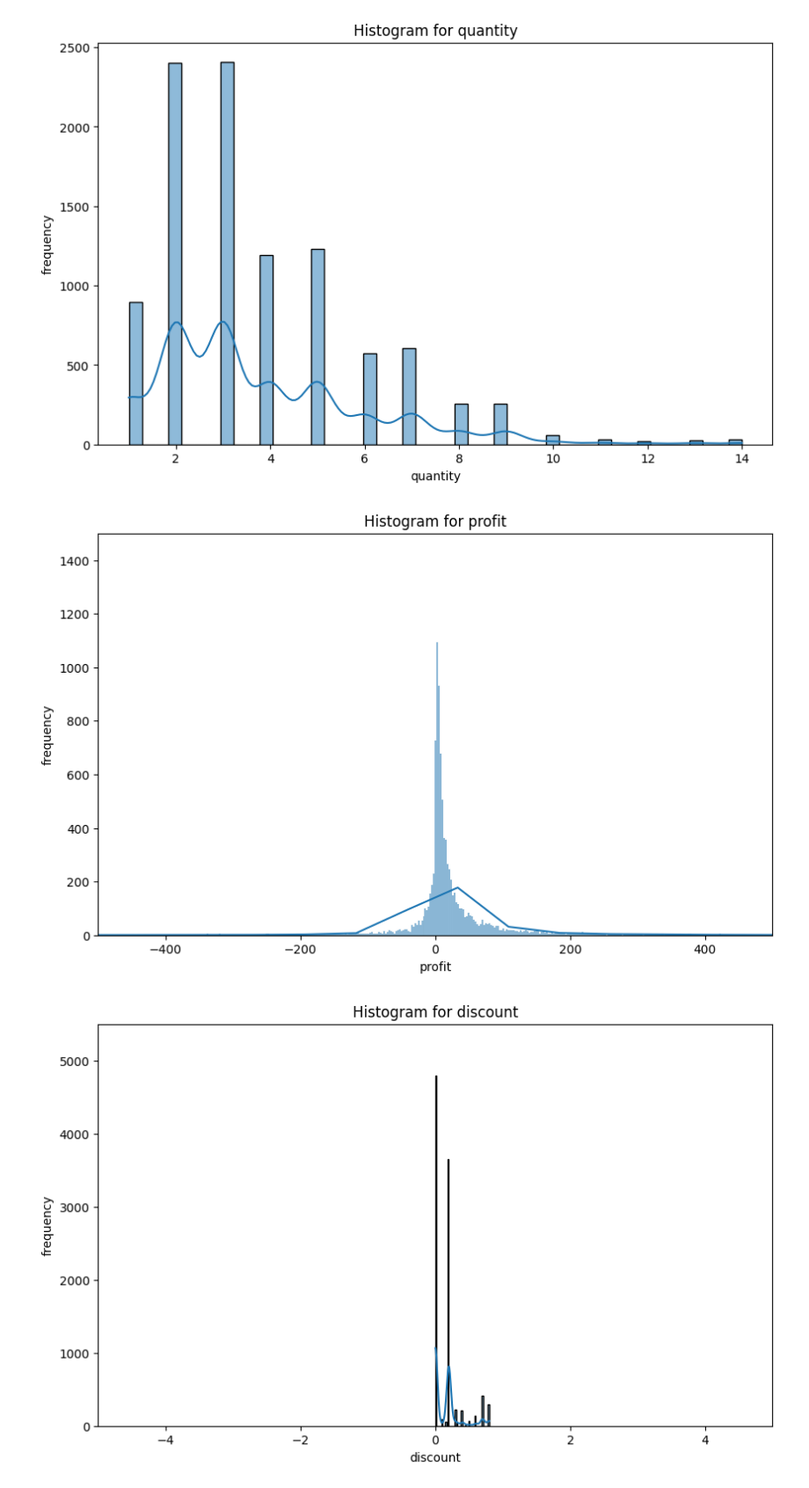
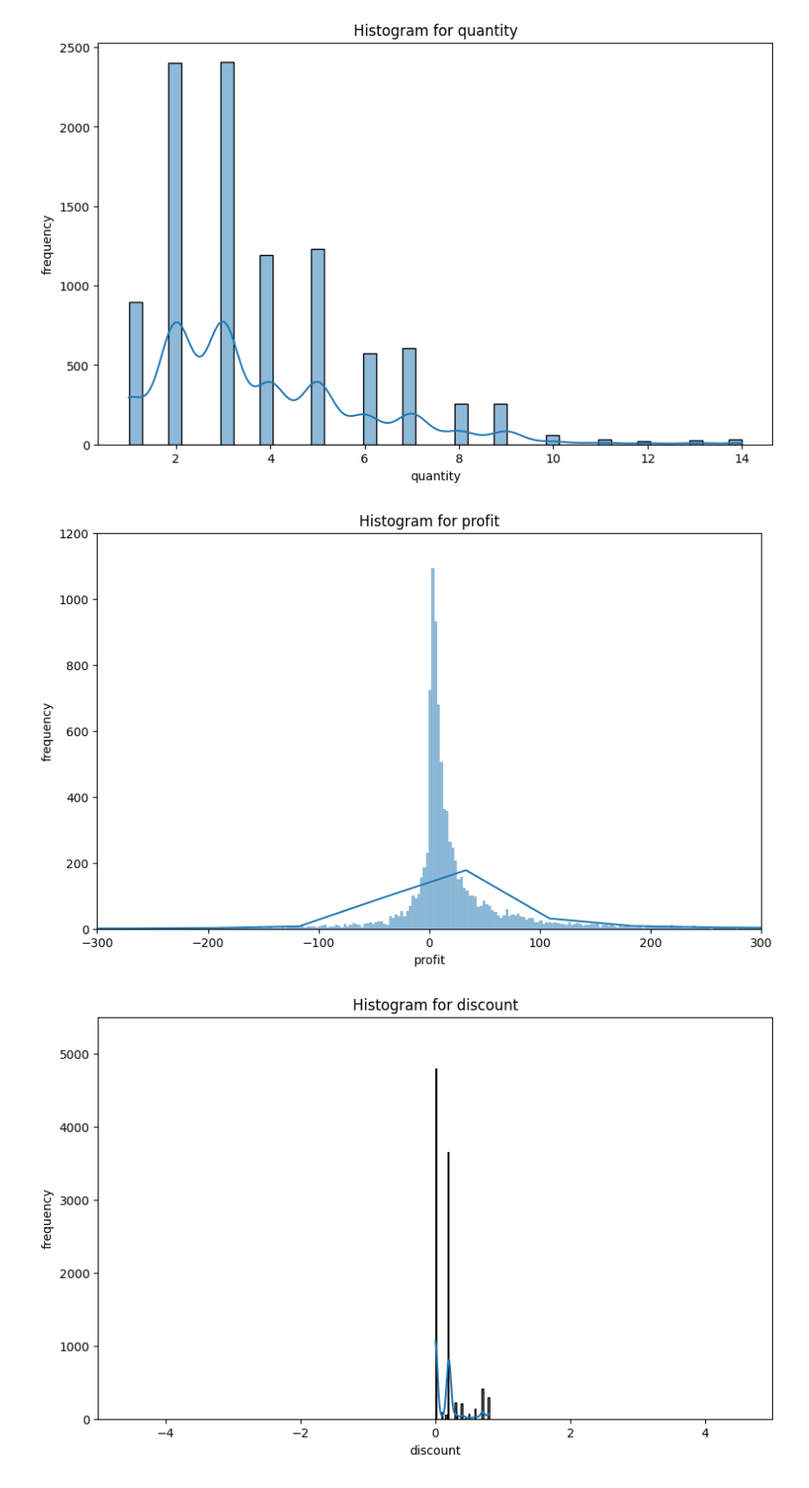
Before and after one commit to RahulSawant9821/DissertationMain, a Jupyter notebook: jupyter_notebook/Cust_Seg_Operations/Cust_Seg.ipynb, the cells around one changed output. Shown at 88% size. Drawn from its saved outputs; the diff is of its cells as text; code cells hidden in the pictures.

```diff
--- a/jupyter_notebook/Cust_Seg_Operations/Cust_Seg.ipynb
+++ b/jupyter_notebook/Cust_Seg_Operations/Cust_Seg.ipynb
@@ -14,7 +14,7 @@ import numpy as np
 import pandas as pd
 import matplotlib.pyplot as plt
 import seaborn as sns
-df = pd.read_csv(r'C:\Users\rahul\OneDrive\Desktop\Dissertation\code\data\rawData\Customer_Segmentation\Sample - Superstore.csv',encoding="unicode_escape")
+df = pd.read_csv('raw.csv',encoding="unicode_escape")
 # %% [markdown]
 Error Faced : "UnicodeDecodeError: 'utf-8' codec can't decode byte 0xa0 in position 2961: invalid start byte"
 
@@ -277,15 +289,15 @@ plt.show()
 # %%
 # The Frequency distribution for profit column has somewhat symmetric pattern
 plt.figure(figsize=(10,6))
 sns.histplot(df['profit'],kde=True)
 plt.title('Histogram for profit')
 plt.xlabel('profit')
 plt.ylabel('frequency')
-plt.ylim(0, 1500)
-plt.xlim(-500, 500)
+plt.ylim(0, 1200)
+plt.xlim(-300, 300)
 plt.show()
 # %% [output]
-[figure, old version]
+[figure, new version]
 # %%
 # The Frequency distribution for discount column has right skewwed distribution
 plt.figure(figsize=(10,6))
```
Also changed, not shown: parts of 192 cells of this notebook, 27 other files.
